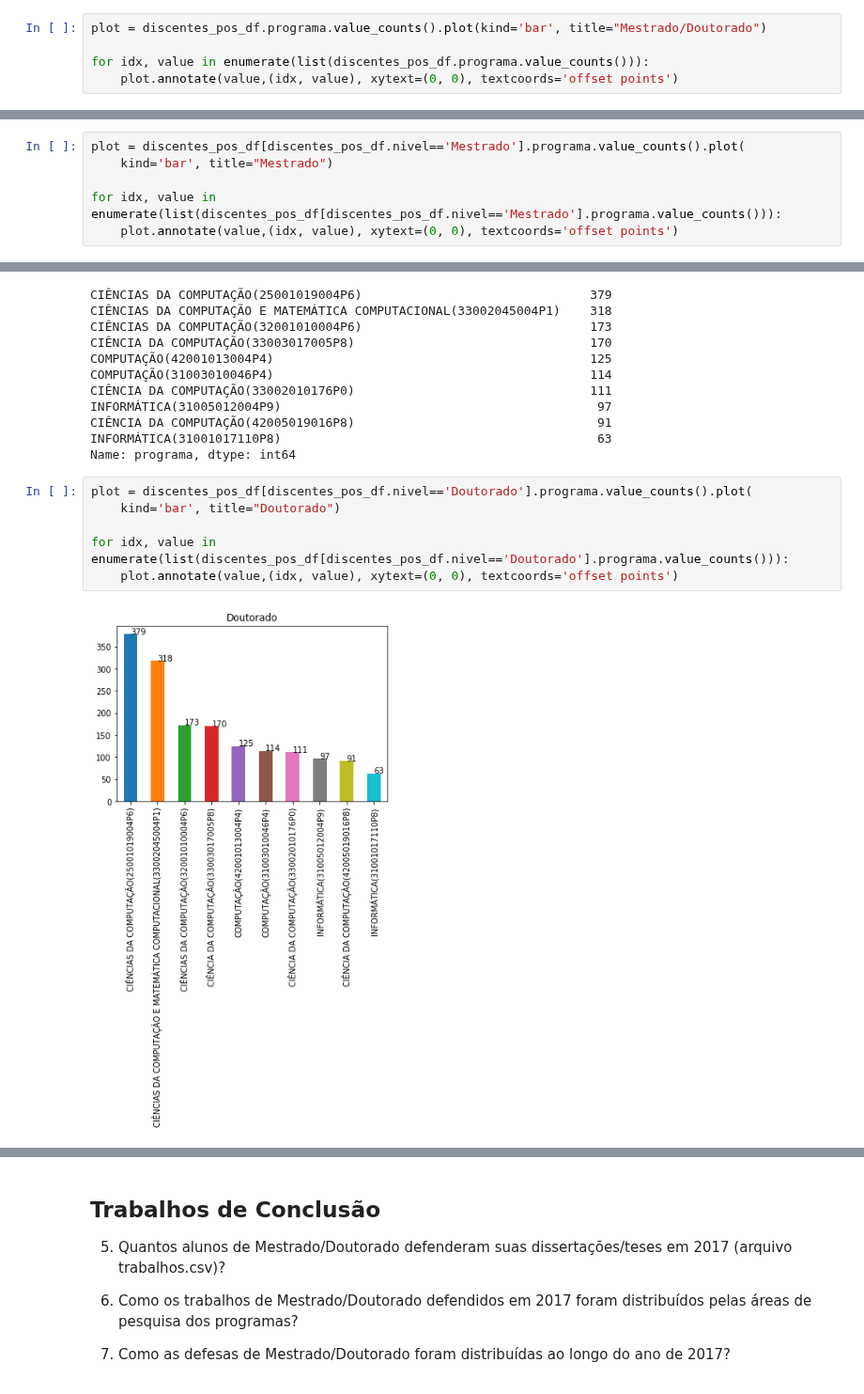
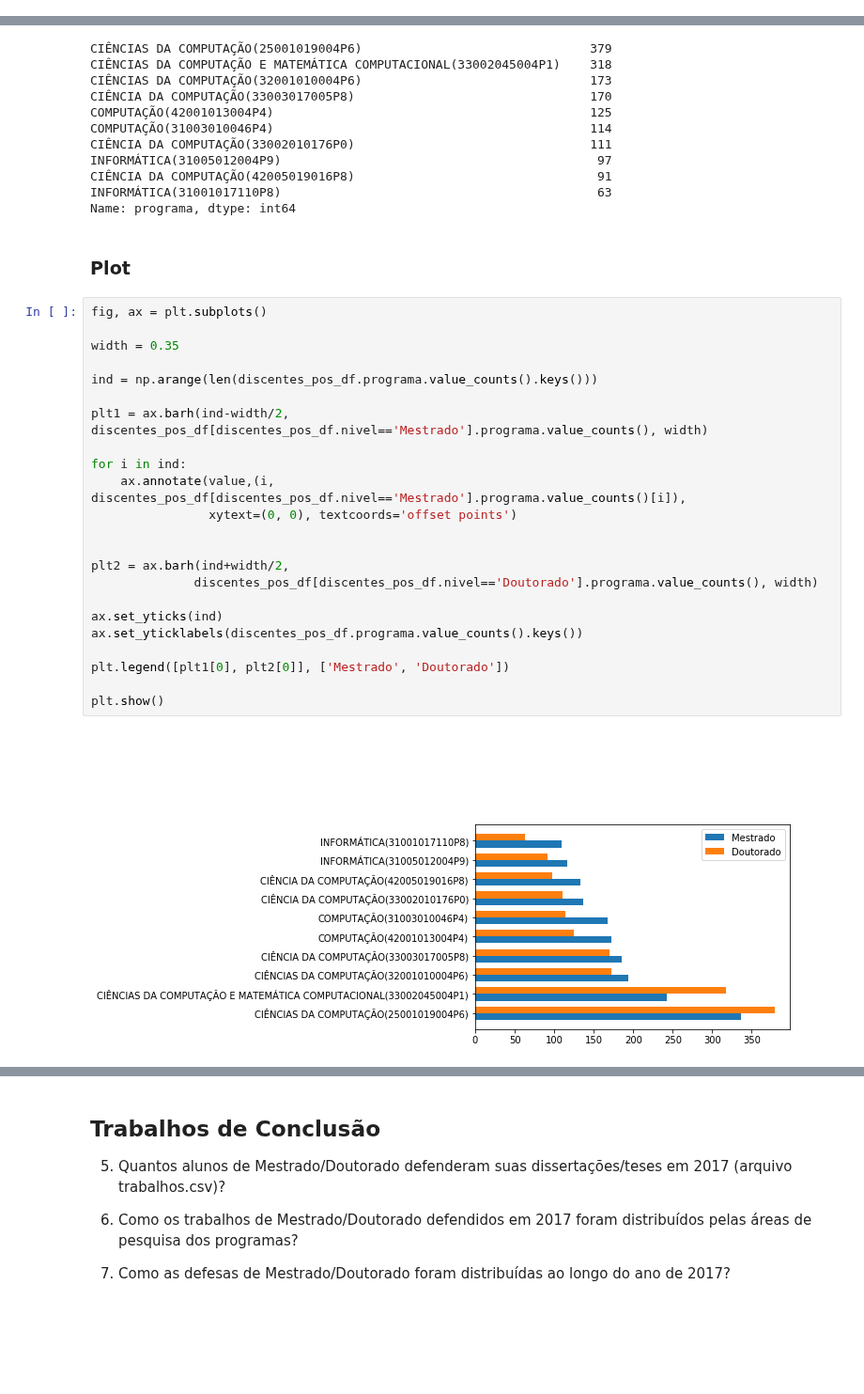
Before and after one commit to Pedalves/DataScience, a Jupyter notebook: CAPES/T1.1 Enunciado - Analise descritiva de dados de PG.ipynb, the cells around one changed output, grey strips where cells are left out. Shown at 94% size. Saved outputs shown, nothing was run; the diff lists cells and outputs as text; blank space fills up the shorter version.

```diff
--- a/CAPES/T1.1 Enunciado - Analise descritiva de dados de PG.ipynb
+++ b/CAPES/T1.1 Enunciado - Analise descritiva de dados de PG.ipynb
@@ -95,5 +87,0 @@ Name: programa, dtype: int64
-# %%
-plot = discentes_pos_df.programa.value_counts().plot(kind='bar', title="Mestrado/Doutorado")
-
-for idx, value in enumerate(list(discentes_pos_df.programa.value_counts())):
-    plot.annotate(value,(idx, value), xytext=(0, 0), textcoords='offset points')
@@ -115,9 +101,3 @@ CIÊNCIA DA COMPUTAÇÃO(33002010176P0)                                133
 INFORMÁTICA(31005012004P9)                                          117
 INFORMÁTICA(31001017110P8)                                          110
 Name: programa, dtype: int64
-# %%
-plot = discentes_pos_df[discentes_pos_df.nivel=='Mestrado'].programa.value_counts().plot(
-    kind='bar', title="Mestrado")
-
-for idx, value in enumerate(list(discentes_pos_df[discentes_pos_df.nivel=='Mestrado'].programa.value_counts())):
-    plot.annotate(value,(idx, value), xytext=(0, 0), textcoords='offset points')
@@ -139,14 +117,33 @@ INFORMÁTICA(31005012004P9)                                           97
 CIÊNCIA DA COMPUTAÇÃO(42005019016P8)                                 91
 INFORMÁTICA(31001017110P8)                                           63
 Name: programa, dtype: int64
-# %%
-plot = discentes_pos_df[discentes_pos_df.nivel=='Doutorado'].programa.value_counts().plot(
-    kind='bar', title="Doutorado")
-
-for idx, value in enumerate(list(discentes_pos_df[discentes_pos_df.nivel=='Doutorado'].programa.value_counts())):
-    plot.annotate(value,(idx, value), xytext=(0, 0), textcoords='offset points')
-# %% [output]
-[figure, removed]
+# %% [markdown]
+### Plot
+# %%
+fig, ax = plt.subplots()
+
+width = 0.35
+
+ind = np.arange(len(discentes_pos_df.programa.value_counts().keys()))
+
+plt1 = ax.barh(ind-width/2, discentes_pos_df[discentes_pos_df.nivel=='Mestrado'].programa.value_counts(), width)
+
+for i in ind:
+    ax.annotate(value,(i, discentes_pos_df[discentes_pos_df.nivel=='Mestrado'].programa.value_counts()[i]),
+                xytext=(0, 0), textcoords='offset points')
+
+
+plt2 = ax.barh(ind+width/2,
+              discentes_pos_df[discentes_pos_df.nivel=='Doutorado'].programa.value_counts(), width)
+
+ax.set_yticks(ind)
+ax.set_yticklabels(discentes_pos_df.programa.value_counts().keys())
+
+plt.legend([plt1[0], plt2[0]], ['Mestrado', 'Doutorado'])
+
+plt.show()
+# %% [output]
+[figure, added]
 # %% [markdown]
 ## Discentes x Docentes
 3) Qual foi a taxa de alunos de Mestrado/Doutorado por professor do quadro permanente em cada programa em 2017?
```
Also changed, not shown: parts of 12 cells of this notebook, 1 other file.
